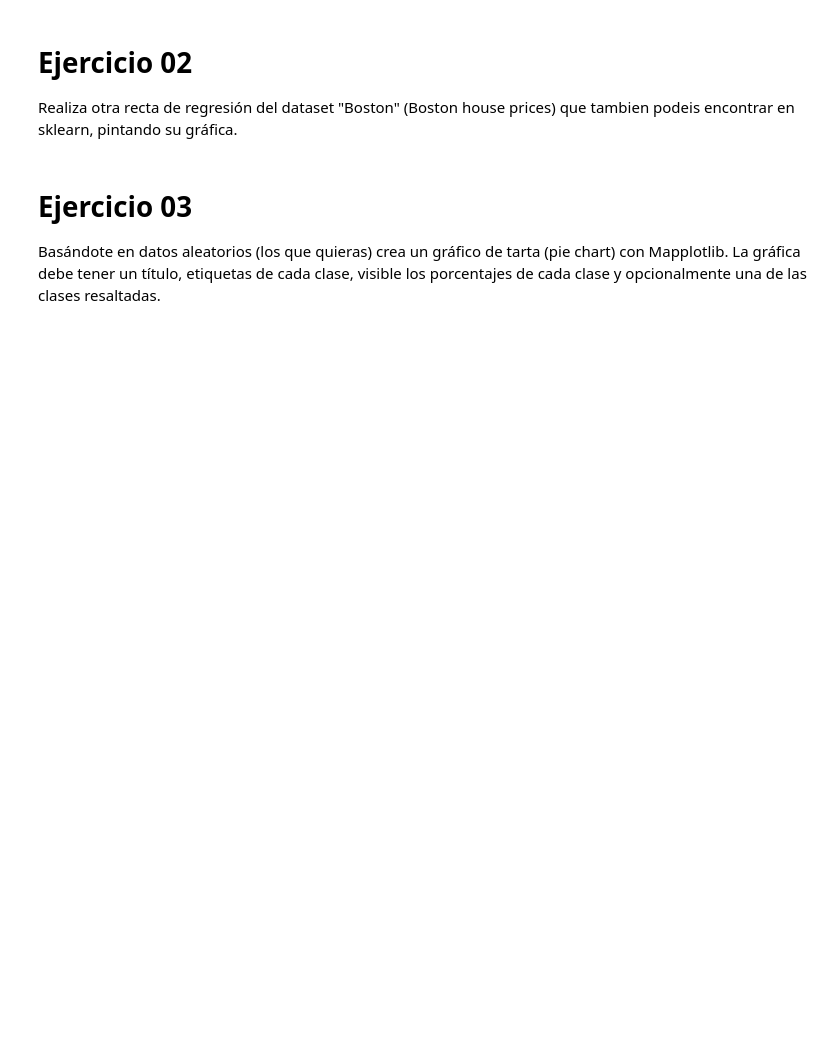
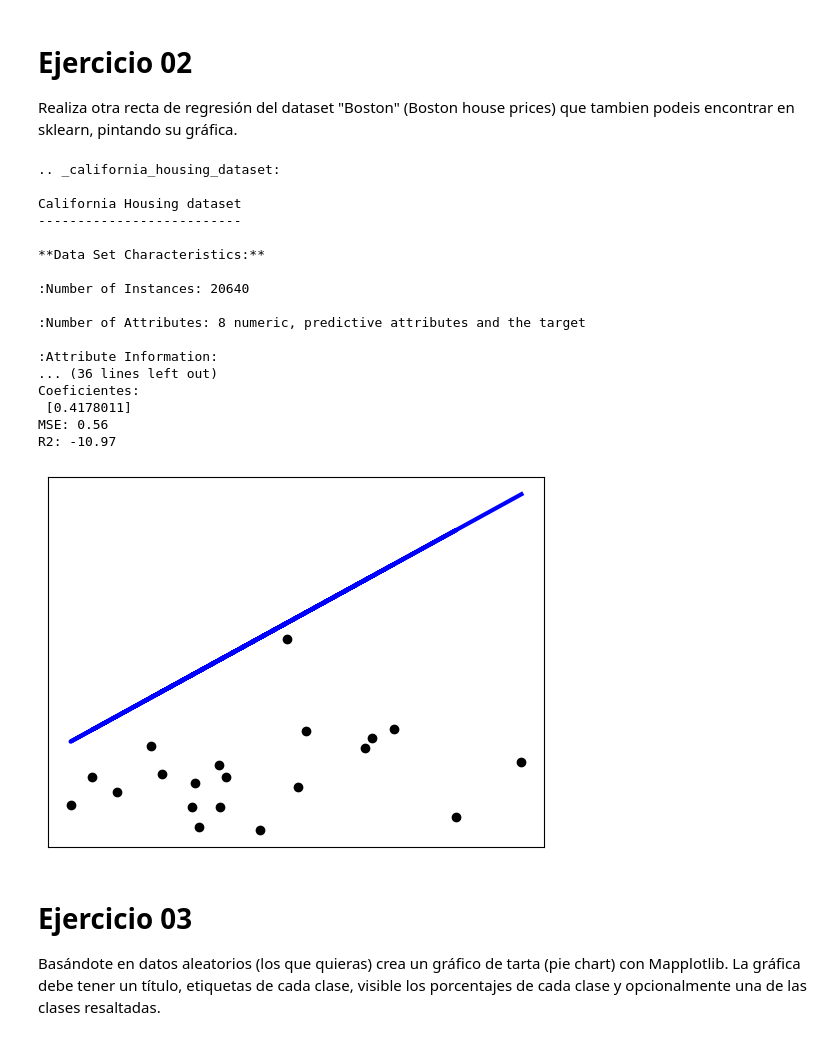
Before and after one commit to aluque1/SI, a Jupyter notebook: practicas/practica2/Practica02.ipynb, the cells around one changed output. Drawn from its saved outputs; the diff is of its cells as text; code cells hidden in the pictures; blank space fills up the shorter version.

```diff
--- a/practicas/practica2/Practica02.ipynb
+++ b/practicas/practica2/Practica02.ipynb
@@ -339,6 +392,60 @@ plt.show()
 Realiza otra recta de regresión del dataset "Boston" (Boston house prices) que tambien podeis encontrar en sklearn, pintando su gráfica.
 # %%
 # Escribe aqui el ejercicio 2
+# Cargamos el dataset de California
+from sklearn.datasets import fetch_california_housing
+housing = fetch_california_housing()
+
+# Mostramos la descripción del dataset para entender que contiene.
+print(housing.DESCR)
+
+# usamos solo una caracteristica que va a ser MedInc
+housing_x = housing.data[:, 0]  # Extracting the 'MedInc' feature
+
+# dividimos el dato entre entrenamiento y validación o test.
+# esto es algo recurrente cuando hacemos aprendizaje máquina.
+housing_x_train = housing_x[:-20]  # Todos menos los 20 ultimos.
+housing_x_test = housing_x[-20:]  # desde el puesto 10 empezando por le final hasta el final
+
+# luego cogemos las clases para obtener los valores esperados.
+housing_y_train = housing.target[:-20]
+housing_y_test = housing.target[-20:]
+
+# creamos la regresión lineal:
+linearreg = linear_model.LinearRegression()
+linearreg.fit(housing_x_train.reshape(-1, 1), housing_y_train)  # Reshape to match the input shape
+
+# Comprobamos la capacidad de predicción
+housing_y_pred = linearreg.predict(housing_x_test.reshape(-1, 1))  # Reshape to match the input shape
+print("Mostramos los valores obtenidos por la regresión lineal")
+print('Coeficientes: \n', linearreg.coef_)
+print("MSE: %.2f" % mean_squared_error(housing_y_test, housing_y_pred))
+print('R2: %.2f' % r2_score(housing_y_test, housing_y_pred))  # coeficiente de regresión.
+
+plt.scatter(housing_x_test, housing_y_test, color='black')
+plt.plot(housing_x_test, housing_y_pred, color='blue', linewidth=3)  # en linewidth le indicamos la linea en la gráfica.
+plt.xticks(())
+plt.yticks(())
+plt.show()
+# %% [output]
+.. _california_housing_dataset:
+
+California Housing dataset
+--------------------------
+
+**Data Set Characteristics:**
+
+:Number of Instances: 20640
+
+:Number of Attributes: 8 numeric, predictive attributes and the target
+
+:Attribute Information:
+... (36 lines left out)
+Coeficientes:
+ [0.4178011]
+MSE: 0.56
+R2: -10.97
+[figure, added]
 # %% [markdown]
 # Ejercicio 03
 Basándote en datos aleatorios (los que quieras) crea un gráfico de tarta (pie chart) con Mapplotlib. La gráfica debe tener un título, etiquetas de cada clase, visible los porcentajes de cada clase y opcionalmente una de las clases resaltadas.
```
Also changed, not shown: parts of 5 cells of this notebook.
